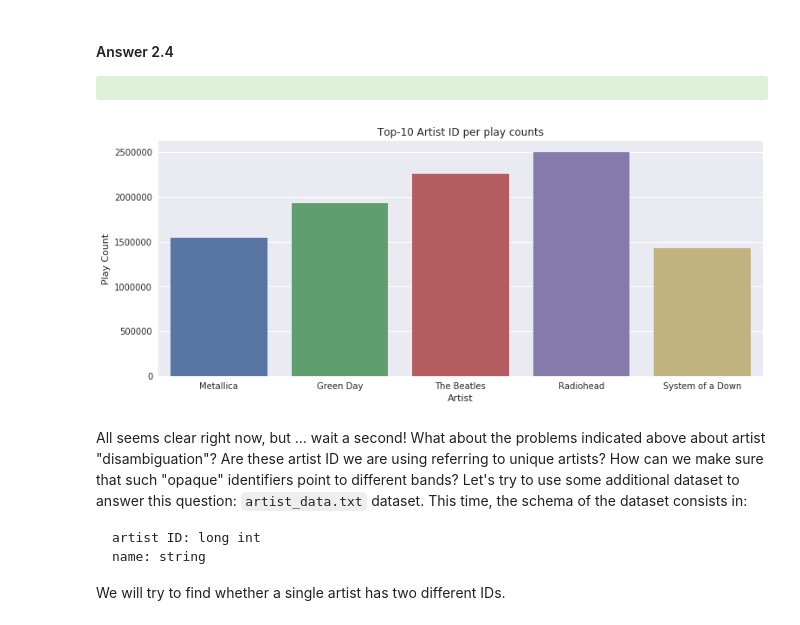
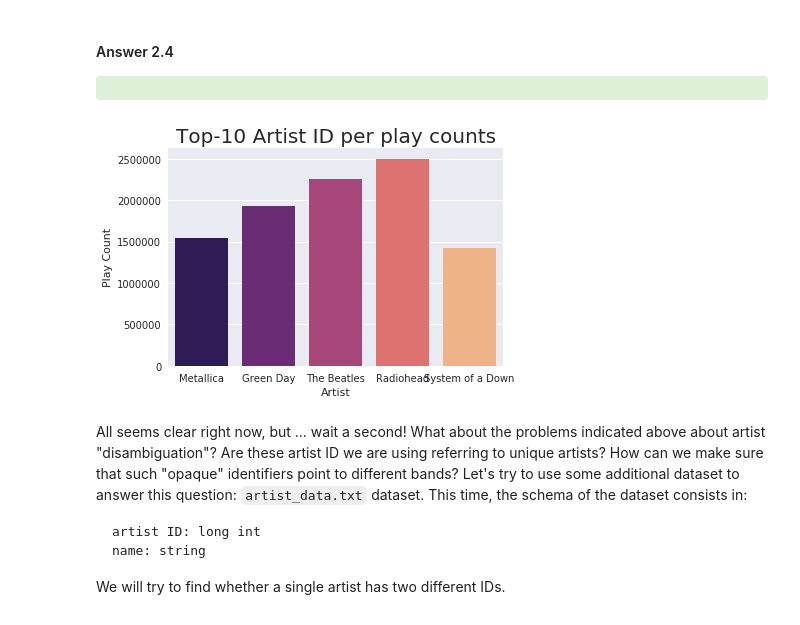
Before and after one commit to sgiammy/AML-course, a Jupyter notebook: RecSys.ipynb, the cells around one changed output. Cells and saved outputs as stored; diff of their text form; code cells hidden in the pictures.

```diff
--- a/RecSys.ipynb
+++ b/RecSys.ipynb
@@ -419,8 +391,8 @@ Similarly to the previous question, you need to comment and interpret your resul
 # ATTENTION! Grouping by artistID may be problematic, as stated above.
 
 artistAliasSchema = StructType([ \
-    StructField("misspelledArtistID", StringType(), True), \
-    StructField("standardArtistID", StringType(), True)])
+    StructField("misspelledArtistID", LongType(), True), \
+    StructField("standardArtistID", LongType(), True)])
 
 artistAliasDF = sqlContext.read \
     .format('com.databricks.spark.csv') \
@@ -548,16 +500,16 @@ artistDF = sqlContext.read \
 # %%
 sub_artistPopularityDF = sqlContext.createDataFrame(artistPopularityDF.head(5))
 top5_artistPopularity = sub_artistPopularityDF.join(artistDF, artistDF['artistID'] == sub_artistPopularityDF['artistID'] ,'inner').collect()
 
 pdf                   = pd.DataFrame(data=top5_artistPopularity)
-ax                    = sns.barplot(x=pdf[3], y=pdf[1])
+ax                    = sns.barplot(x=pdf[3], y=pdf[1], palette='magma')
 
 plt.ylabel('Play Count')
 plt.xlabel('Artist')
-plt.title('Top-10 Artist ID per play counts')
+plt.title('Top-10 Artist ID per play counts',fontsize=20)
 plt.show()
 # %% [output]
-[figure, old version]
+[figure, new version]
 # %% [markdown]
 All seems clear right now, but ... wait a second! What about the problems indicated above about artist "disambiguation"? Are these artist ID we are using referring to unique artists? How can we make sure that such "opaque" identifiers point to different bands? Let's try to use some additional dataset to answer this question:  `artist_data.txt` dataset. This time, the schema of the dataset consists in:
 
```
Also changed, not shown: parts of 39 cells of this notebook.
